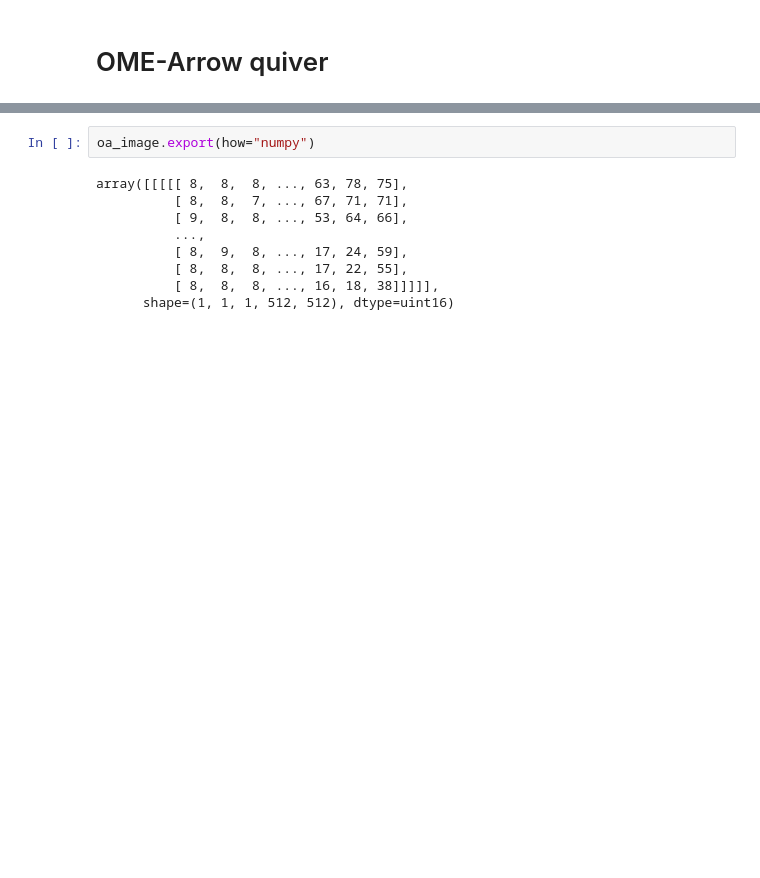
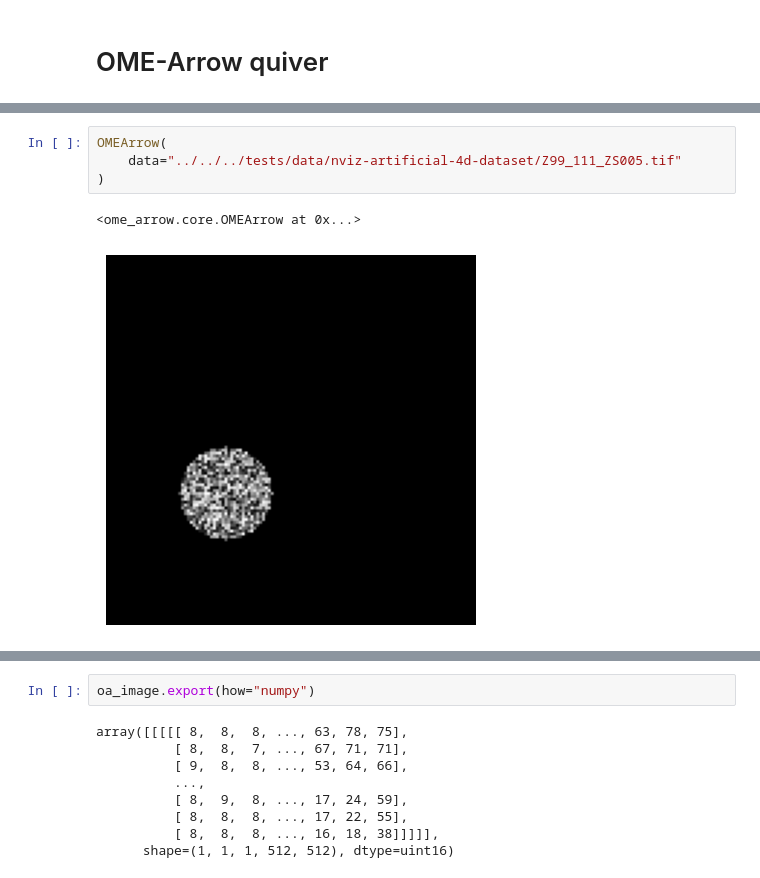
Before and after one commit to WayScience/ome-arrow, a Jupyter notebook: docs/src/examples/ome-arrow_quiver.ipynb, the cells around one changed output, grey strips where cells are left out. Saved outputs shown, nothing was run; the diff lists cells and outputs as text; blank space fills up the shorter version.

```diff
--- a/docs/src/examples/ome-arrow_quiver.ipynb
+++ b/docs/src/examples/ome-arrow_quiver.ipynb
@@ -4,0 +10,7 @@ from ome_arrow import OMEArrow
+# %%
+OMEArrow(
+    data="../../../tests/data/nviz-artificial-4d-dataset/Z99_111_ZS005.tif"
+)
+# %% [output]
+<ome_arrow.core.OMEArrow at 0x...>
+[figure, added]
```
Also changed, not shown: parts of 8 cells of this notebook, 55 other files.
